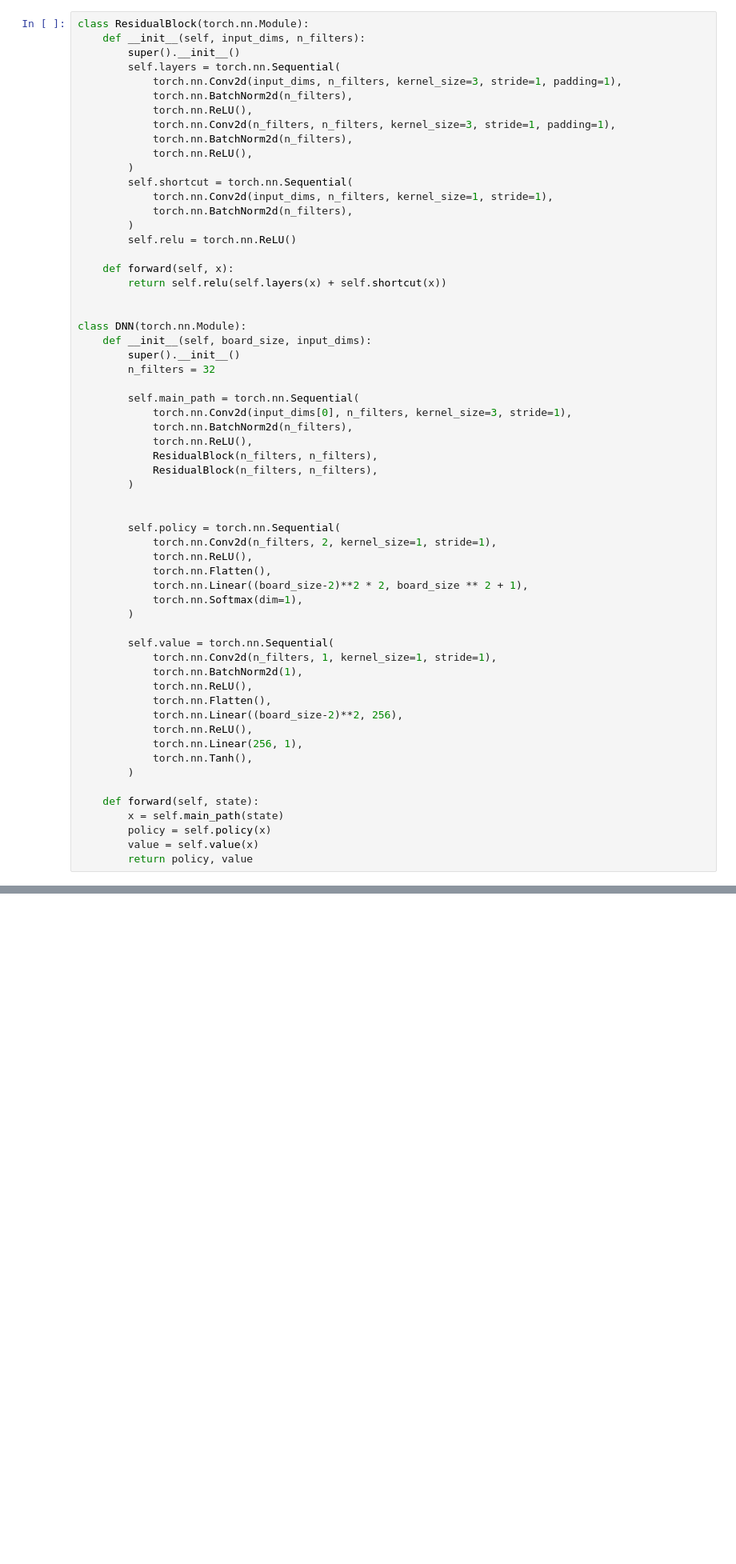
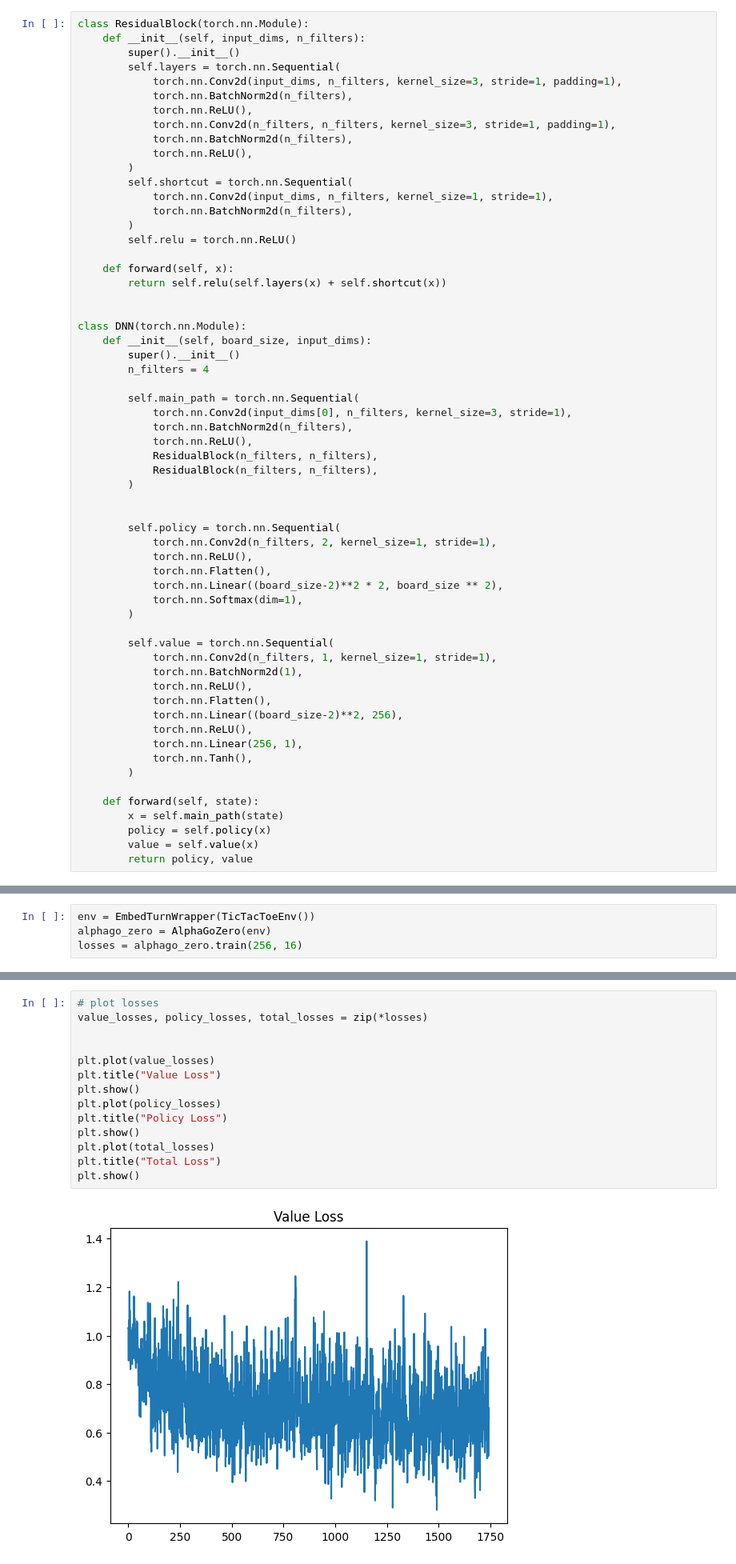
Before and after one commit to Unevilicorn/Off-Policy-Examples, a Jupyter notebook: alphagozero.ipynb, the cells around one changed output, grey strips where cells are left out. Shown: that part at 80% size. Drawn from its saved outputs; the diff is of its cells as text; blank space fills up the shorter version.

```diff
--- a/alphagozero.ipynb
+++ b/alphagozero.ipynb
@@ -32,7 +69,7 @@ class ResidualBlock(torch.nn.Module):
 class DNN(torch.nn.Module):
     def __init__(self, board_size, input_dims):
         super().__init__()
-        n_filters = 32
+        n_filters = 4
 
         self.main_path = torch.nn.Sequential(
             torch.nn.Conv2d(input_dims[0], n_filters, kernel_size=3, stride=1),
@@ -47,7 +84,7 @@ class DNN(torch.nn.Module):
             torch.nn.Conv2d(n_filters, 2, kernel_size=1, stride=1),
             torch.nn.ReLU(),
             torch.nn.Flatten(),
-            torch.nn.Linear((board_size-2)**2 * 2, board_size ** 2 + 1),
+            torch.nn.Linear((board_size-2)**2 * 2, board_size ** 2),
             torch.nn.Softmax(dim=1),
         )
 
@@ -289,0 +374,4 @@ Iteration:  9
+# %%
+env = EmbedTurnWrapper(TicTacToeEnv())
+alphago_zero = AlphaGoZero(env)
+losses = alphago_zero.train(256, 16)
@@ -313,0 +419,16 @@ Iteration:  0 Step:  1  Side:  White action:
+# %%
+# plot losses
+value_losses, policy_losses, total_losses = zip(*losses)
+
+
+plt.plot(value_losses)
+plt.title("Value Loss")
+plt.show()
+plt.plot(policy_losses)
+plt.title("Policy Loss")
+plt.show()
+plt.plot(total_losses)
+plt.title("Total Loss")
+plt.show()
+# %% [output]
+[figure, added]
```
Also changed, not shown: parts of 9 cells of this notebook.
